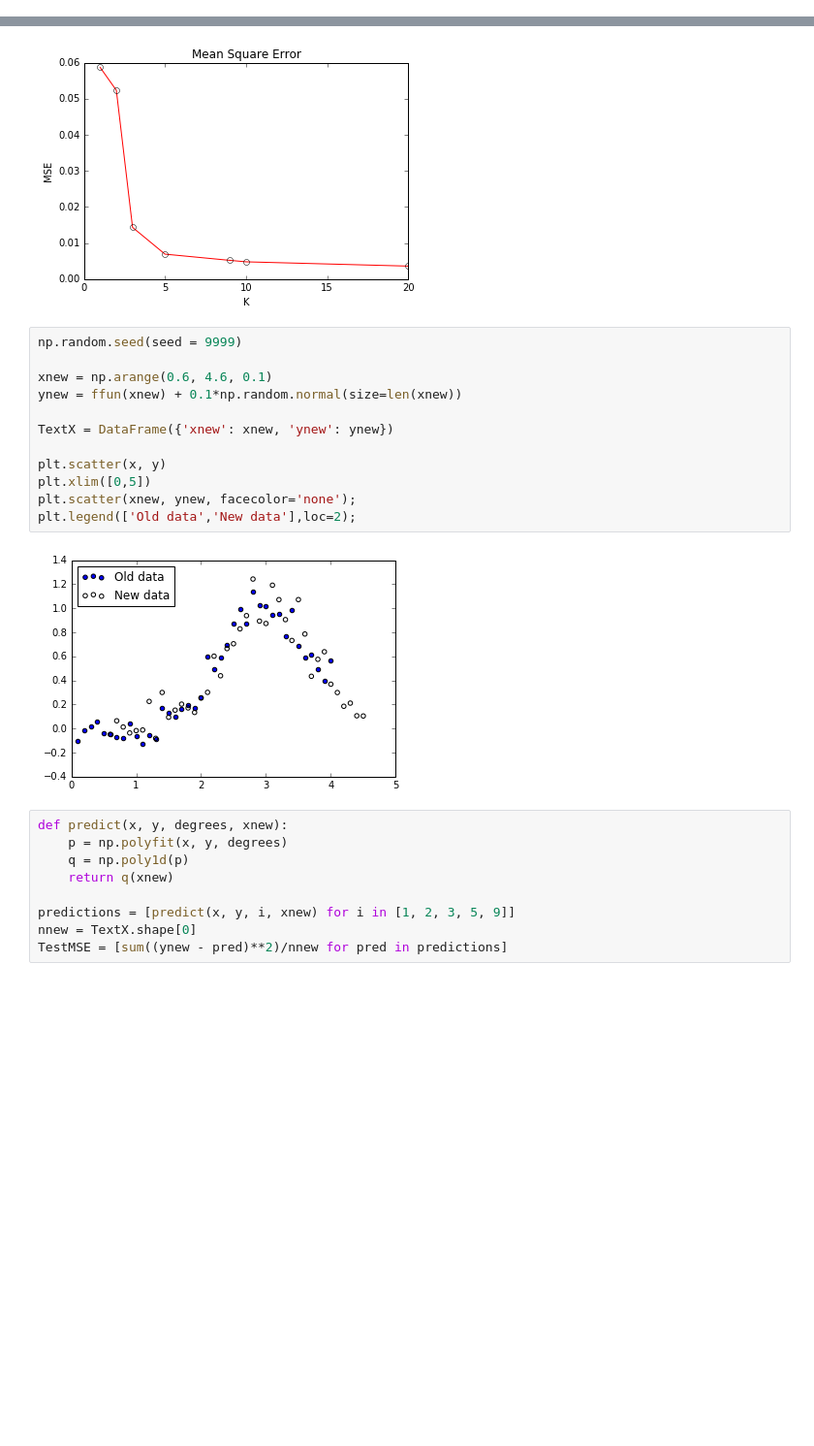
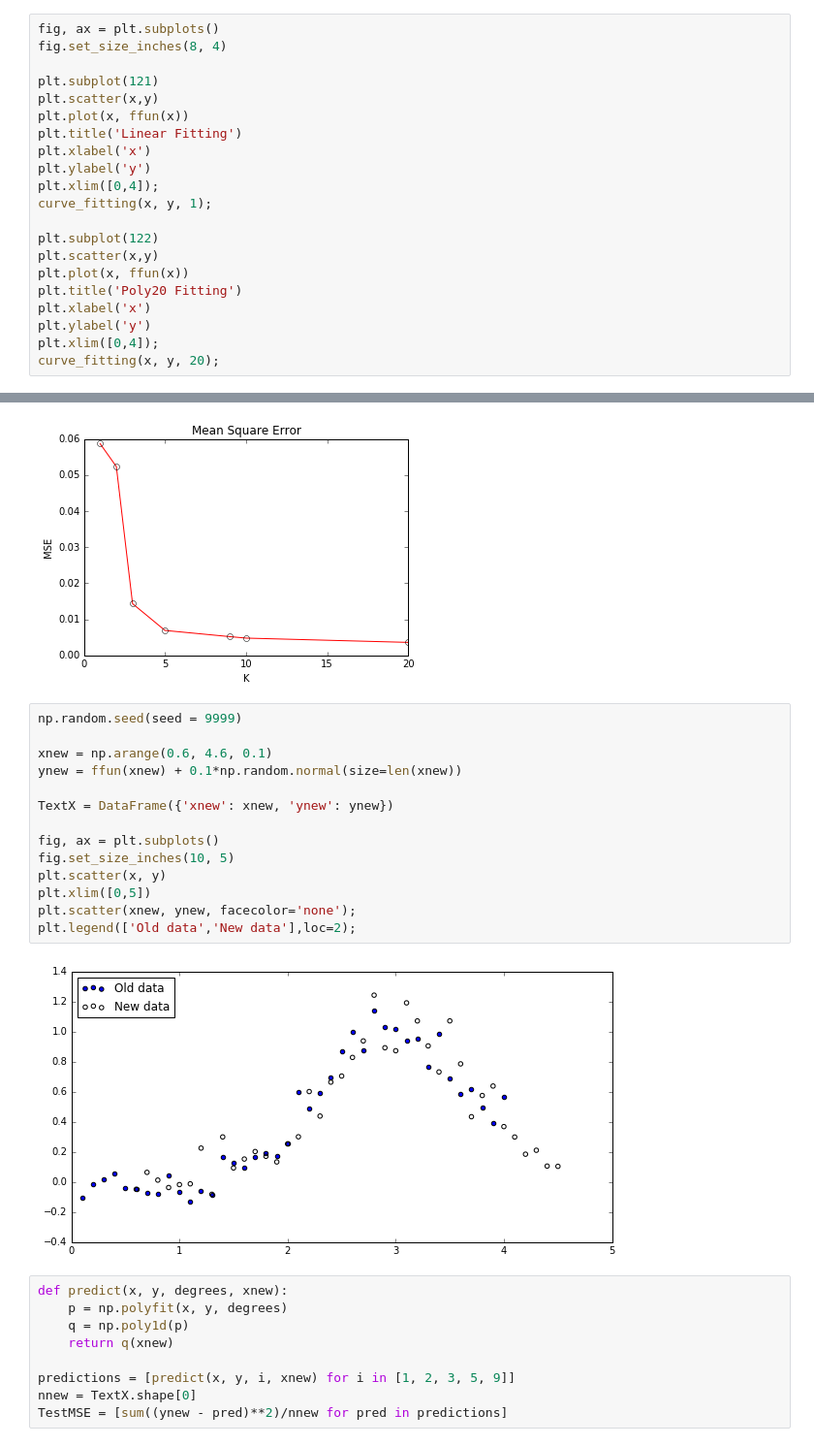
Before and after one commit to makakin/Stat3612Python, a Jupyter notebook: [Lecture 2] A Walk through Data Mining.ipynb, the cells around one changed output, grey strips where cells are left out. Shown at 97% size. Cells and saved outputs as stored; diff of their text form; blank space fills up the shorter version.

```diff
--- a/[Lecture 2] A Walk through Data Mining.ipynb
+++ b/[Lecture 2] A Walk through Data Mining.ipynb
@@ -104,0 +130,21 @@ plt.ylabel('y');
+# %%
+fig, ax = plt.subplots()
+fig.set_size_inches(8, 4)
+
+plt.subplot(121)
+plt.scatter(x,y)
+plt.plot(x, ffun(x))
+plt.title('Linear Fitting')
+plt.xlabel('x')
+plt.ylabel('y')
+plt.xlim([0,4]);
+curve_fitting(x, y, 1);
+
+plt.subplot(122)
+plt.scatter(x,y)
+plt.plot(x, ffun(x))
+plt.title('Poly20 Fitting')
+plt.xlabel('x')
+plt.ylabel('y')
+plt.xlim([0,4]);
+curve_fitting(x, y, 20);
@@ -127,17 +175,19 @@ plt.ylabel('MSE')
 # %%
 np.random.seed(seed = 9999)
 
 xnew = np.arange(0.6, 4.6, 0.1)
 ynew = ffun(xnew) + 0.1*np.random.normal(size=len(xnew))
 
 TextX = DataFrame({'xnew': xnew, 'ynew': ynew})
 
+fig, ax = plt.subplots()
+fig.set_size_inches(10, 5)
 plt.scatter(x, y)
 plt.xlim([0,5])
 plt.scatter(xnew, ynew, facecolor='none');
 plt.legend(['Old data','New data'],loc=2);
 # %% [output]
-[figure, old version]
+[figure, new version]
 # %%
 def predict(x, y, degrees, xnew):
     p = np.polyfit(x, y, degrees)
```
Also changed, not shown: parts of 16 cells of this notebook.
